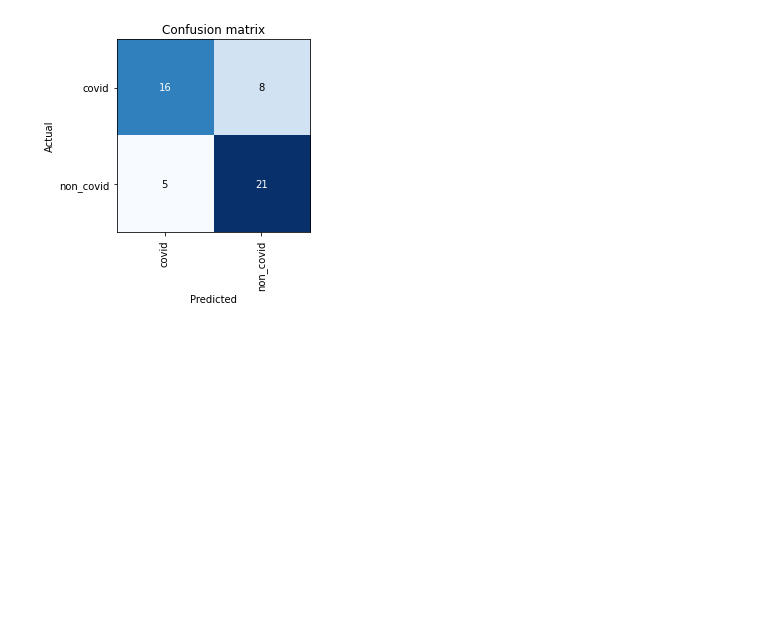
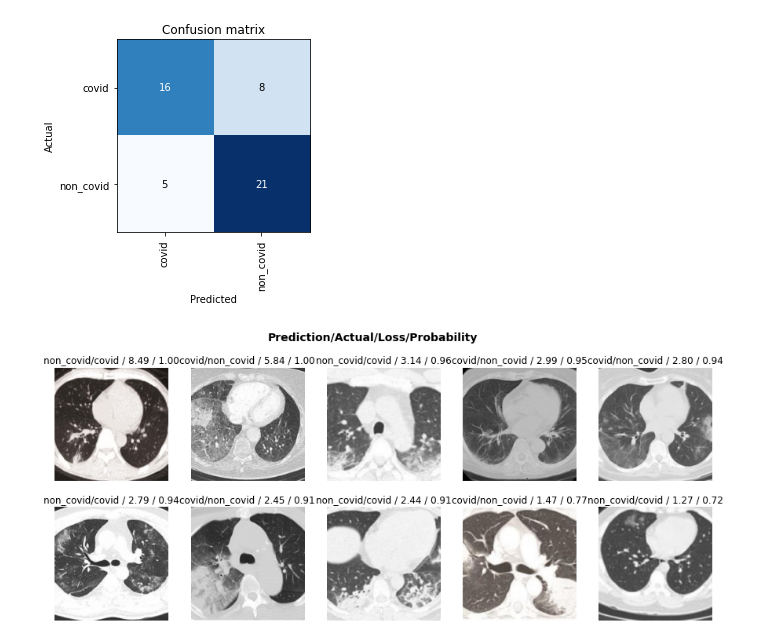
Before and after one commit to winkler-eva/CovidClassifierBIOINF, a Jupyter notebook: CovidClassifier_with_Confusion_Matrix.ipynb, the cells around one changed output. Drawn from its saved outputs; the diff is of its cells as text; code cells hidden in the pictures; blank space fills up the shorter version.

```diff
--- a/CovidClassifier_with_Confusion_Matrix.ipynb
+++ b/CovidClassifier_with_Confusion_Matrix.ipynb
@@ -257,3 +257,7 @@ interpret.plot_confusion_matrix()
 # %% [output]
 [interactive output not drawn]
 [figure]
+# %%
+interpret.plot_top_losses(10, nrows=2)
+# %% [output]
+[figure, added]
```
